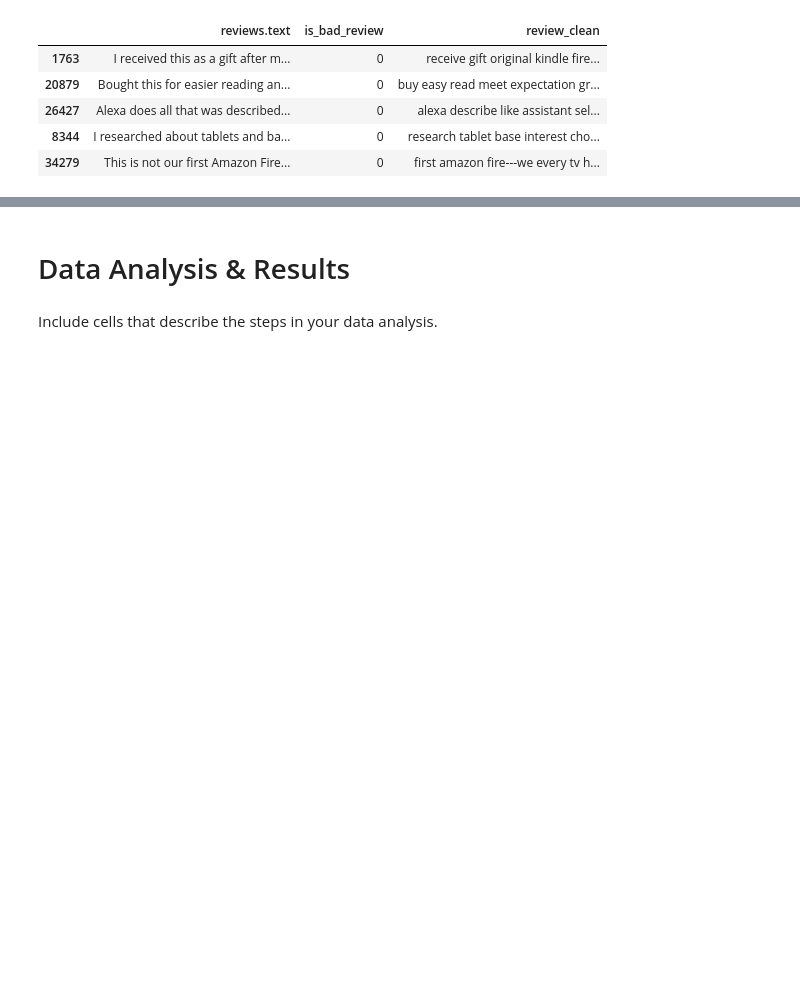
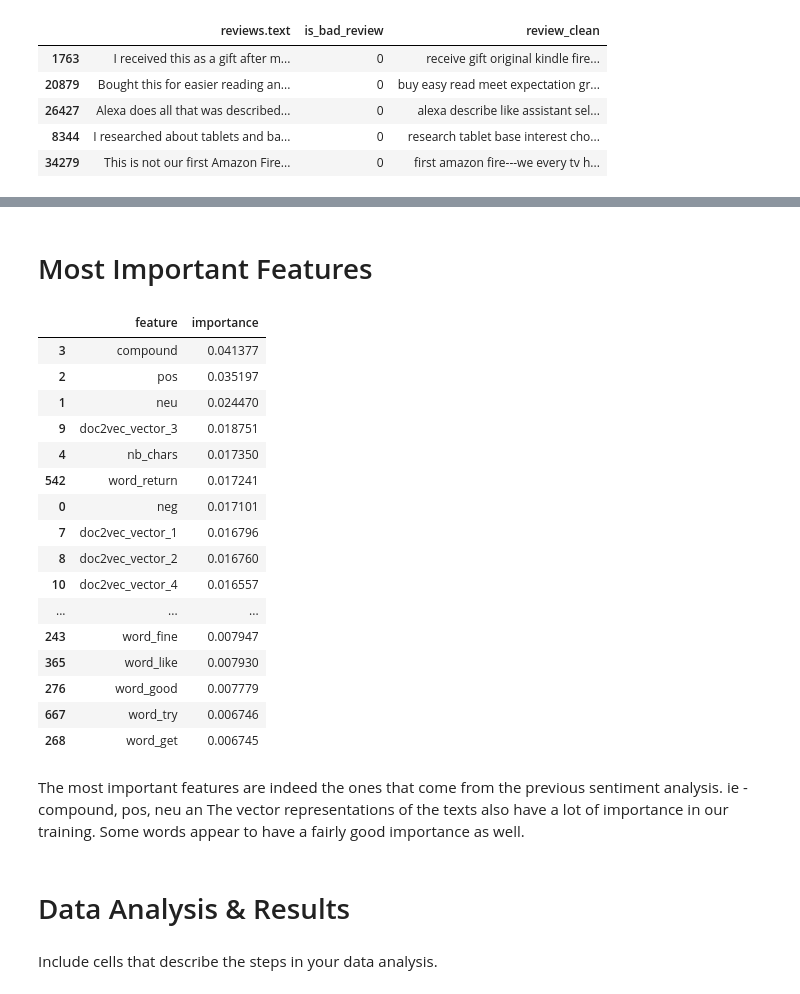
Before and after one commit to sssaiya/COGS108_Repo, a Jupyter notebook: Projects/FinalProject.ipynb, the cells around one changed output, grey strips where cells are left out. Saved outputs shown, nothing was run; the diff lists cells and outputs as text; code cells hidden in the pictures; blank space fills up the shorter version.

```diff
--- a/Projects/FinalProject.ipynb
+++ b/Projects/FinalProject.ipynb
@@ -286,0 +468,5 @@ reviews_df.head()
+# %%
+# feature selection
+label = "is_bad_review"
+ignore_cols = [label, "reviews.text", "review_clean"]
+features = [c for c in reviews_df.columns if c not in ignore_cols]
@@ -286,0 +477,7 @@ reviews_df.head()
+# %%
+# split the data into train and test
+from sklearn.ensemble import RandomForestClassifier
+from sklearn.model_selection import train_test_split
+
+X_train, X_test, y_train, y_test = train_test_split(reviews_df[features],
+                                        reviews_df[label], test_size = 0.20, random_state = 42)
@@ -287,3 +497,31 @@ reviews_df.head()
+# %% [markdown]
+# Most Important Features
+# %%
+# show feature importance
+feature_importances_df = pd.DataFrame({"feature": features, "importance": rf.feature_importances_}).sort_values("importance", ascending = False)
+feature_importances_df.head(20)
+# %% [output]
+|  | feature | importance |
+| 3 | compound | 0.041377 |
+| 2 | pos | 0.035197 |
+| 1 | neu | 0.024470 |
+| 9 | doc2vec_vector_3 | 0.018751 |
+| 4 | nb_chars | 0.017350 |
+| 542 | word_return | 0.017241 |
+| 0 | neg | 0.017101 |
+| 7 | doc2vec_vector_1 | 0.016796 |
+| 8 | doc2vec_vector_2 | 0.016760 |
+| 10 | doc2vec_vector_4 | 0.016557 |
+| ... | ... | ... |
+| 243 | word_fine | 0.007947 |
+| 365 | word_like | 0.007930 |
+| 276 | word_good | 0.007779 |
+| 667 | word_try | 0.006746 |
+| 268 | word_get | 0.006745 |
+# %% [markdown]
+The most important features are indeed the ones that come from the previous sentiment analysis.
+ie - compound, pos, neu an
+The vector representations of the texts also have a lot of importance in our training. Some words appear to have a fairly good importance as well.
 # %% [markdown]
 # Data Analysis & Results
 # %% [markdown]
```
Also changed, not shown: parts of 31 cells of this notebook.
